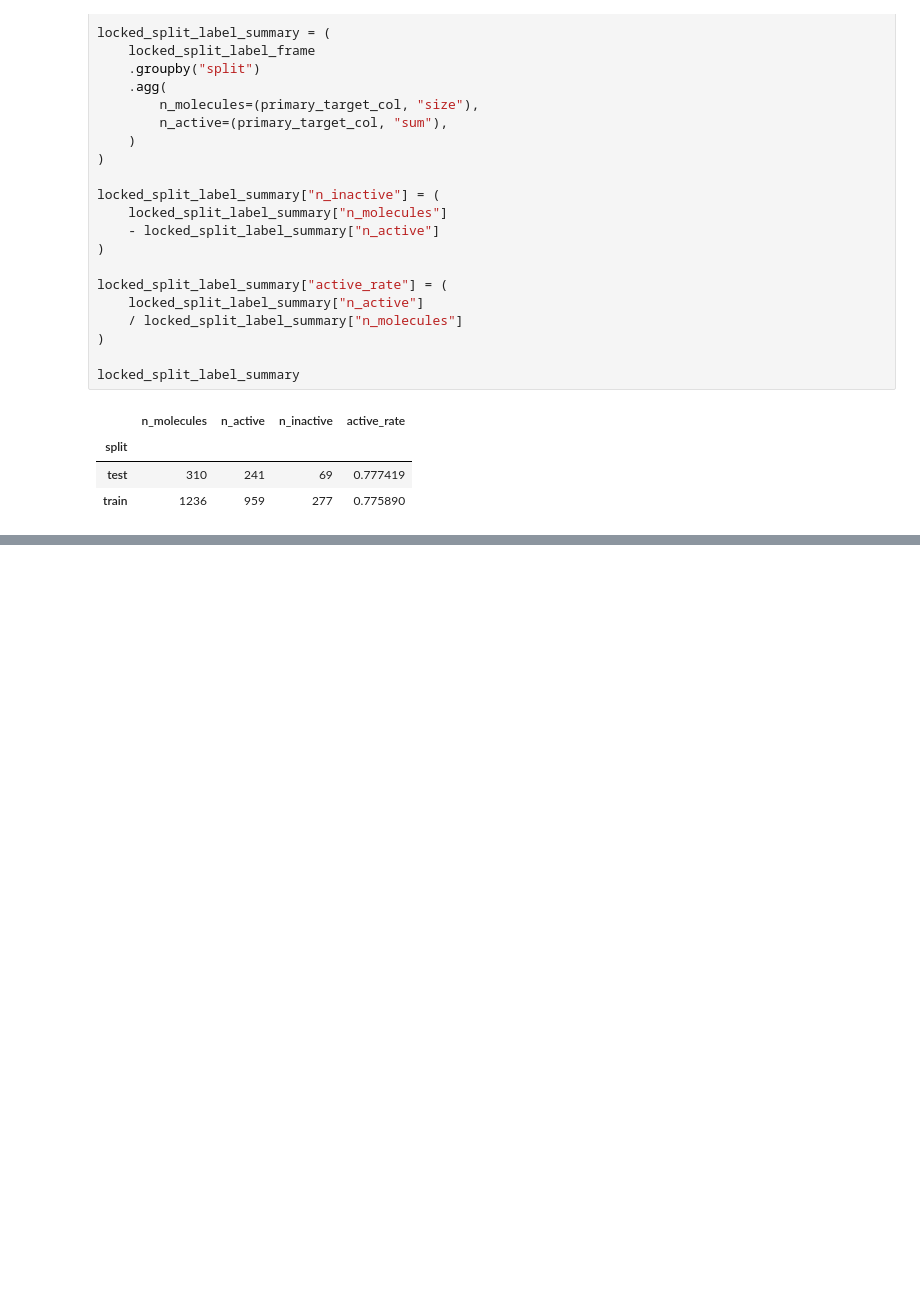
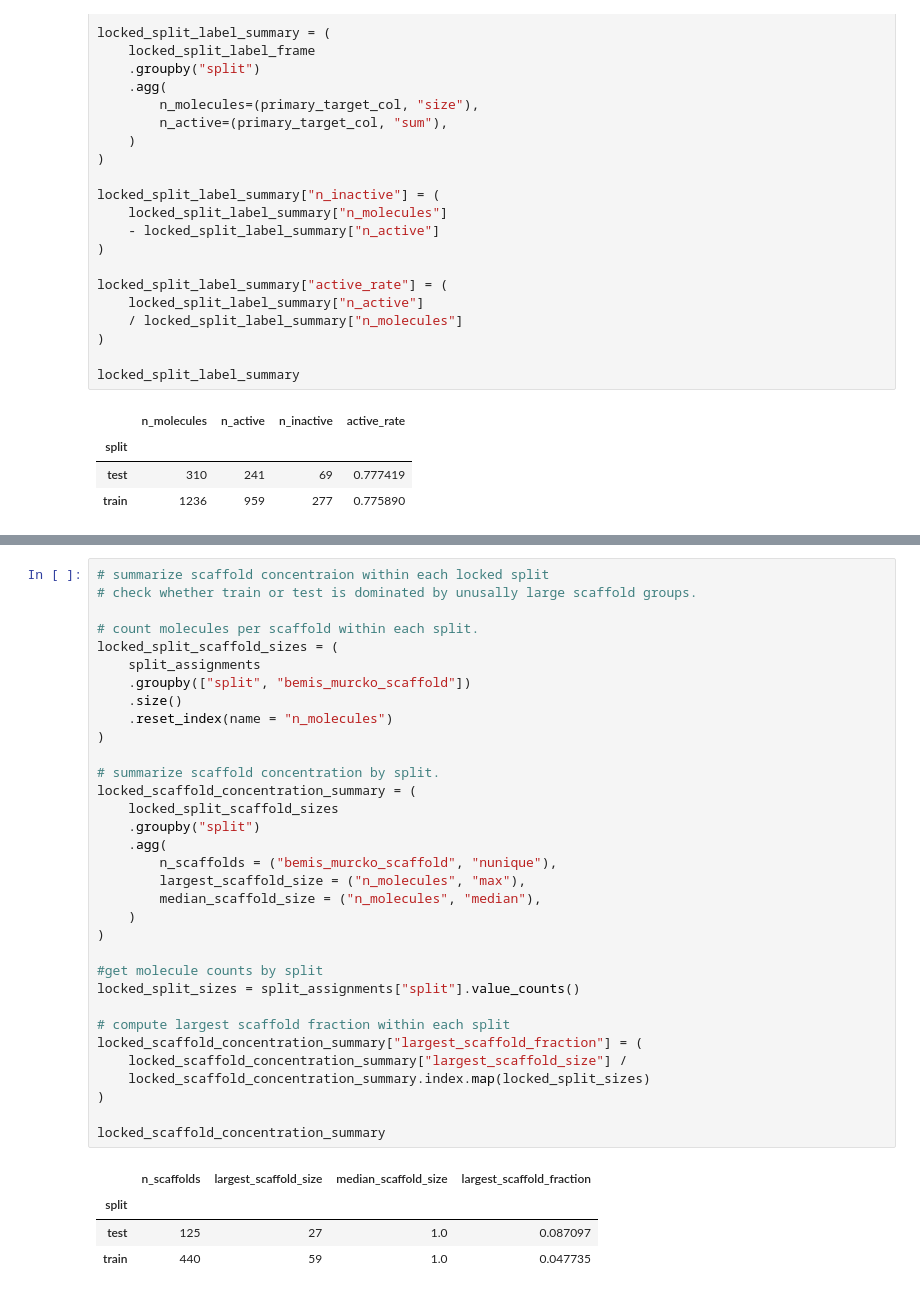
Before and after one commit to Taliwat/BioPred, a Jupyter notebook: notebooks/07_feature_qa_scaffold_split_modeling_handoff.ipynb, the cells around one changed output, grey strips where cells are left out. Drawn from its saved outputs; the diff is of its cells as text; blank space fills up the shorter version.

```diff
--- a/notebooks/07_feature_qa_scaffold_split_modeling_handoff.ipynb
+++ b/notebooks/07_feature_qa_scaffold_split_modeling_handoff.ipynb
@@ -932,0 +991,38 @@ locked_split_label_summary
+# %%
+# summarize scaffold concentraion within each locked split
+# check whether train or test is dominated by unusally large scaffold groups.
+
+# count molecules per scaffold within each split.
+locked_split_scaffold_sizes = (
+    split_assignments
+    .groupby(["split", "bemis_murcko_scaffold"])
+    .size()
+    .reset_index(name = "n_molecules")
+)
+
+# summarize scaffold concentration by split.
+locked_scaffold_concentration_summary = (
+    locked_split_scaffold_sizes
+    .groupby("split")
+    .agg(
+        n_scaffolds = ("bemis_murcko_scaffold", "nunique"),
+        largest_scaffold_size = ("n_molecules", "max"),
+        median_scaffold_size = ("n_molecules", "median"),
+    )
+)
+
+#get molecule counts by split
+locked_split_sizes = split_assignments["split"].value_counts()
+
+# compute largest scaffold fraction within each split
+locked_scaffold_concentration_summary["largest_scaffold_fraction"] = (
+    locked_scaffold_concentration_summary["largest_scaffold_size"] /
+    locked_scaffold_concentration_summary.index.map(locked_split_sizes)
+)
+
+locked_scaffold_concentration_summary
+# %% [output]
+|  | n_scaffolds | largest_scaffold_size | median_scaffold_size | largest_scaffold_fraction |
+| split |  |  |  |  |
+| test | 125 | 27 | 1.0 | 0.087097 |
+| train | 440 | 59 | 1.0 | 0.047735 |
```
Also changed, not shown: parts of 24 cells of this notebook.
